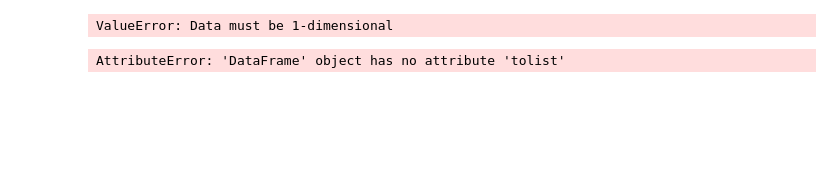
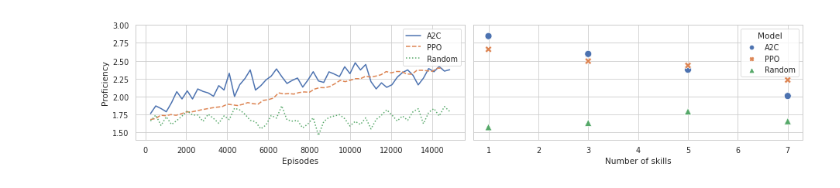
Before and after one commit to er713/Schooling-RL, a Jupyter notebook: src/benchmarks/paper_plots.ipynb, the cells around one changed output. Drawn from its saved outputs; the diff is of its cells as text; code cells hidden in the pictures; blank space fills up the shorter version.

Commit message:
add benchmarks plot

```diff
--- a/src/benchmarks/paper_plots.ipynb
+++ b/src/benchmarks/paper_plots.ipynb
@@ -1,8 +0,0 @@
-# %%
-import matplotlib.pyplot as plt
-from matplotlib import pyplot as plt
-
-import pandas as pd
-import seaborn as sns
-scale=5
-sns.set_context("paper", rc={"lines.linewidth": 1, "font_scale": 1, "figure.figsize": [6.4*scale, 4.8*scale]})
@@ -71,9 +1,60 @@ prepared_df.sort_values('episodes').head(10)
-# %%
-sns.lineplot(data=prepared_df, x="episodes", y="avg_batch_mean_proficiency", err_style="band")
-plt.savefig('fig.png', dpi=300)
-# %% [output]
-ValueError: Data must be 1-dimensional
-# %%
-final_df['avg_batch_mean_proficiency'].tolist()
-# %% [output]
-AttributeError: 'DataFrame' object has no attribute 'tolist'
+# %%
+import pandas as pd
+import seaborn as sns
+from matplotlib import pyplot as plt
+
+sns.set(style="whitegrid")
+sns.set_context("paper",font_scale=1.1, rc={"lines.linewidth": 1.5})
+
+
+fig, ax = plt.subplots(nrows=1, ncols=2, sharey=True)
+fig.set_size_inches(6.4 * 2, 4.8 * 0.6)
+
+a2c_line = pd.read_csv("history/a2c_line.csv")
+ppo_line = pd.read_csv("history/ppo_line.csv")
+random_line = pd.read_csv("history/random_line.csv")
+sns.lineplot(
+    a2c_line["episodes"],
+    a2c_line["benchmarking-fourth-time-again-(2) - avg_batch_mean_proficiency"],
+    label="A2C",
+    ax=ax[0],
+)
+smoothed = (
+    ppo_line["benchmarking-fourth-time-again-(2) - avg_batch_mean_proficiency"]
+    .rolling(25, min_periods=25)
+    .mean()[24::25]
+)  # non-overlapping smoothing to adjust logging rate from a2c
+sns.lineplot(ppo_line["episodes"], smoothed, label="PPO", ax=ax[0], linestyle="--")
+sns.lineplot(
+    random_line["episodes"],
+    random_line["benchmarking-fourth-time-again-(2) - avg_batch_mean_proficiency"],
+    label="Random",
+    ax=ax[0],
+    dashes=(2, 2),
+    linestyle=":",
+)
+ax[0].set_xlabel("Episodes")
+ax[0].set_ylabel("Proficiency")
+
+scatter_df = pd.read_csv("history/scatter.csv")
+scatter_df.loc[scatter_df["model"] == "ppo", "model"] = "PPO"
+scatter_df.loc[scatter_df["model"] == "random", "model"] = "Random"
+scatter_df.loc[scatter_df["model"] == "a2c", "model"] = "A2C"
+scatter_df.head()
+scatter_df.columns = ["Name", "Number of skills", "Proficiency", "Model", "_wandb"]
+sns.scatterplot(
+    data=scatter_df,
+    x="Number of skills",
+    y="Proficiency",
+    hue="Model",
+    markers=["o", "X", "^"],
+    style="Model",
+    s=80,
+    ax=ax[1],
+    hue_order=["A2C", "PPO", "Random"],
+)
+plt.ylim((1.4, 3))
+plt.tight_layout()
+plt.savefig("plot.png")
+# %% [output]
+[figure, added]
```
Also changed, not shown: parts of 8 cells of this notebook, 10 other files.
